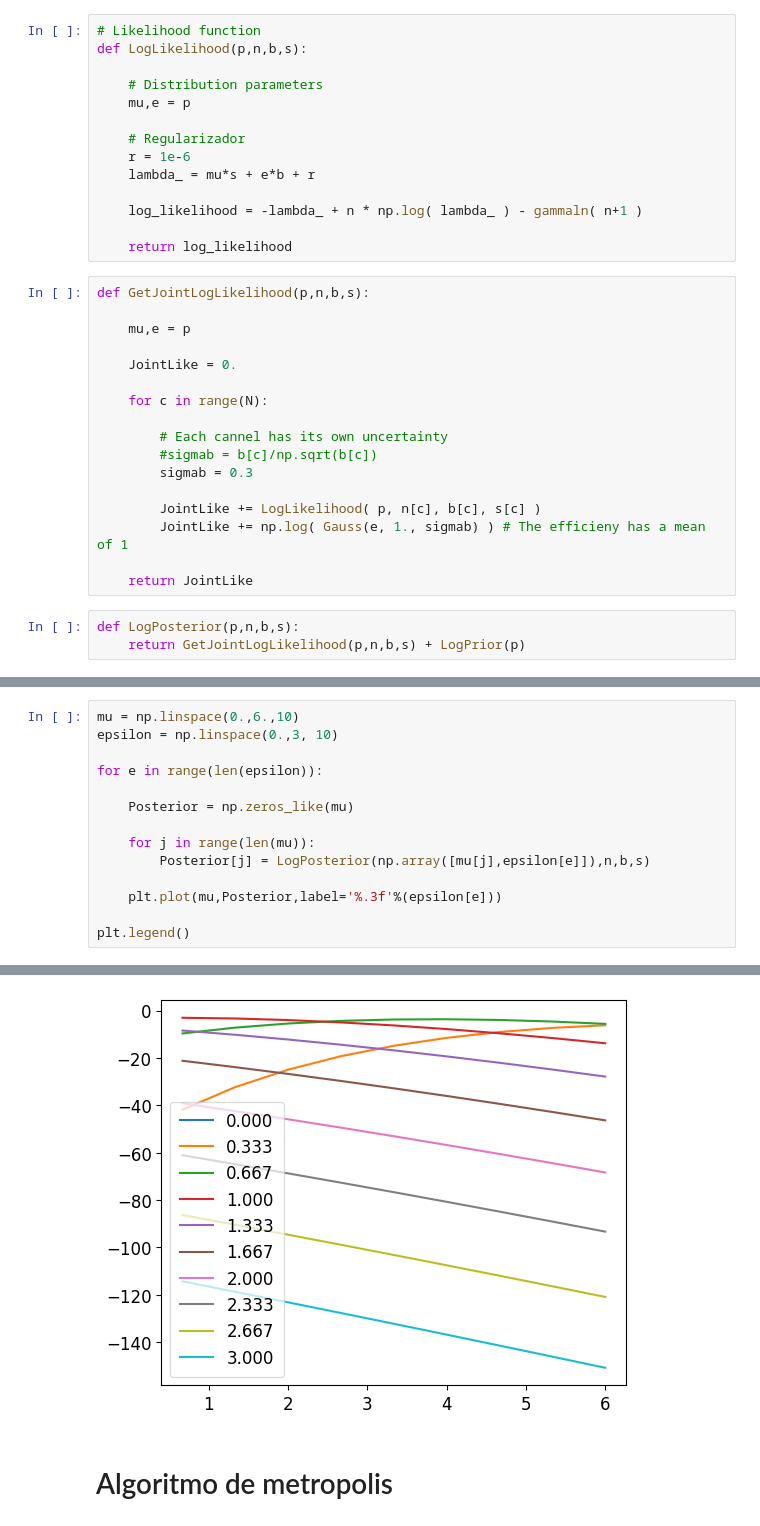
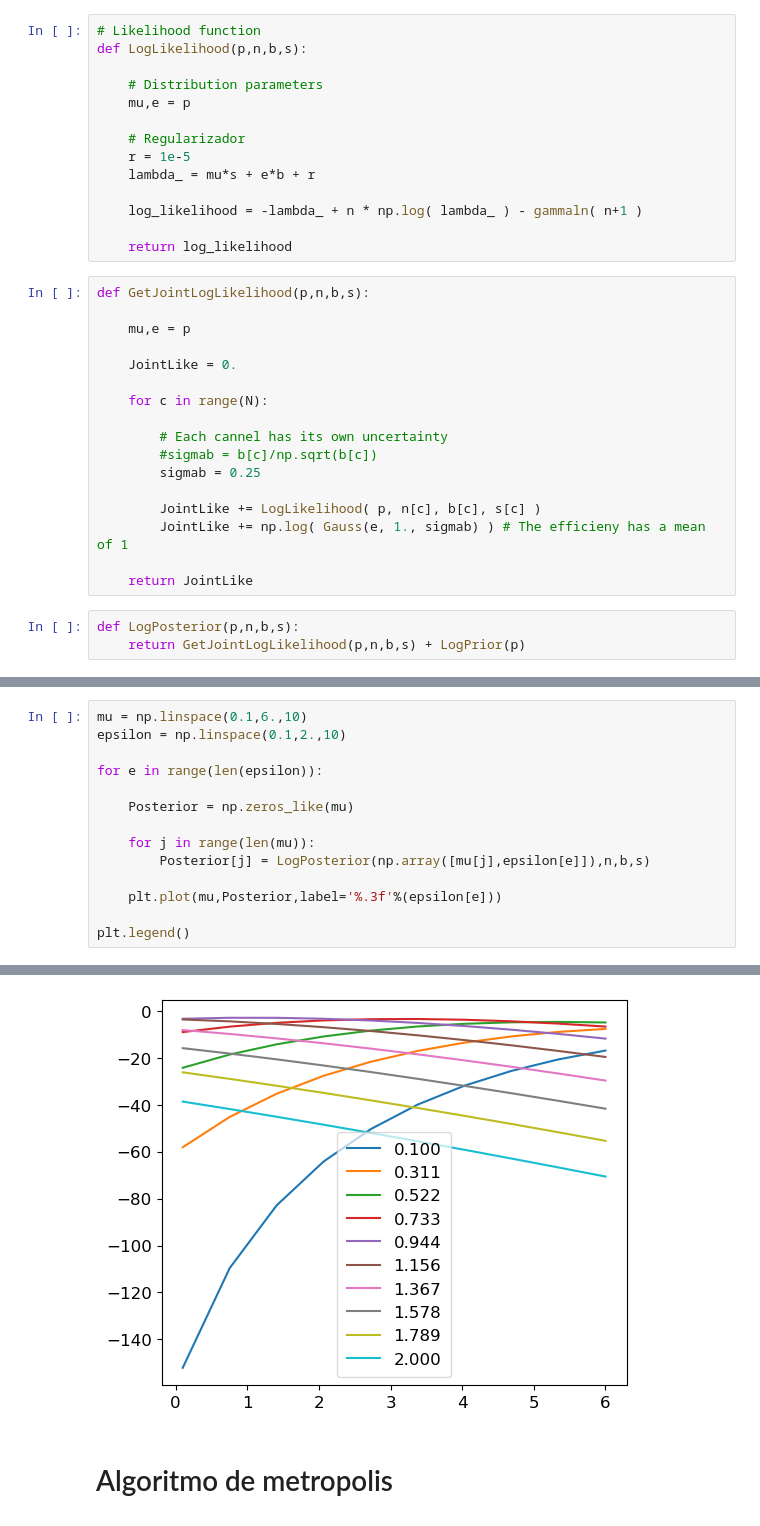
Before and after one commit to asegura4488/StatsHEP, a Jupyter notebook: Systematic/Bayesian/MetropolisSamplingBayes.ipynb, the cells around one changed output, grey strips where cells are left out. Saved outputs shown, nothing was run; the diff lists cells and outputs as text.

```diff
--- a/Systematic/Bayesian/MetropolisSamplingBayes.ipynb
+++ b/Systematic/Bayesian/MetropolisSamplingBayes.ipynb
@@ -74,7 +74,7 @@ def LogLikelihood(p,n,b,s):
     mu,e = p
 
     # Regularizador
-    r = 1e-6
+    r = 1e-5
     lambda_ = mu*s + e*b + r
 
     log_likelihood = -lambda_ + n * np.log( lambda_ ) - gammaln( n+1 )
@@ -91,7 +91,7 @@ def GetJointLogLikelihood(p,n,b,s):
 
         # Each cannel has its own uncertainty
         #sigmab = b[c]/np.sqrt(b[c])
-        sigmab = 0.3
+        sigmab = 0.25
 
         JointLike += LogLikelihood( p, n[c], b[c], s[c] )
         JointLike += np.log( Gauss(e, 1., sigmab) ) # The efficieny has a mean of 1
@@ -107,20 +107,20 @@ LogPosterior(np.array([0.1,0.1]),n,b,s)
 # %%
-mu = np.linspace(0.,6.,10)
-epsilon = np.linspace(0.,3, 10)
+mu = np.linspace(0.1,6.,10)
+epsilon = np.linspace(0.1,2.,10)
 
 for e in range(len(epsilon)):
 
     Posterior = np.zeros_like(mu)
 
     for j in range(len(mu)):
         Posterior[j] = LogPosterior(np.array([mu[j],epsilon[e]]),n,b,s)
 
     plt.plot(mu,Posterior,label='%.3f'%(epsilon[e]))
 
 plt.legend()
 # %% [output]
 <matplotlib.legend.Legend at 0x...>
-[figure, old version]
+[figure, new version]
 # %% [markdown]
 # Algoritmo de metropolis
 # %%
```
Also changed, not shown: parts of 8 cells of this notebook.
